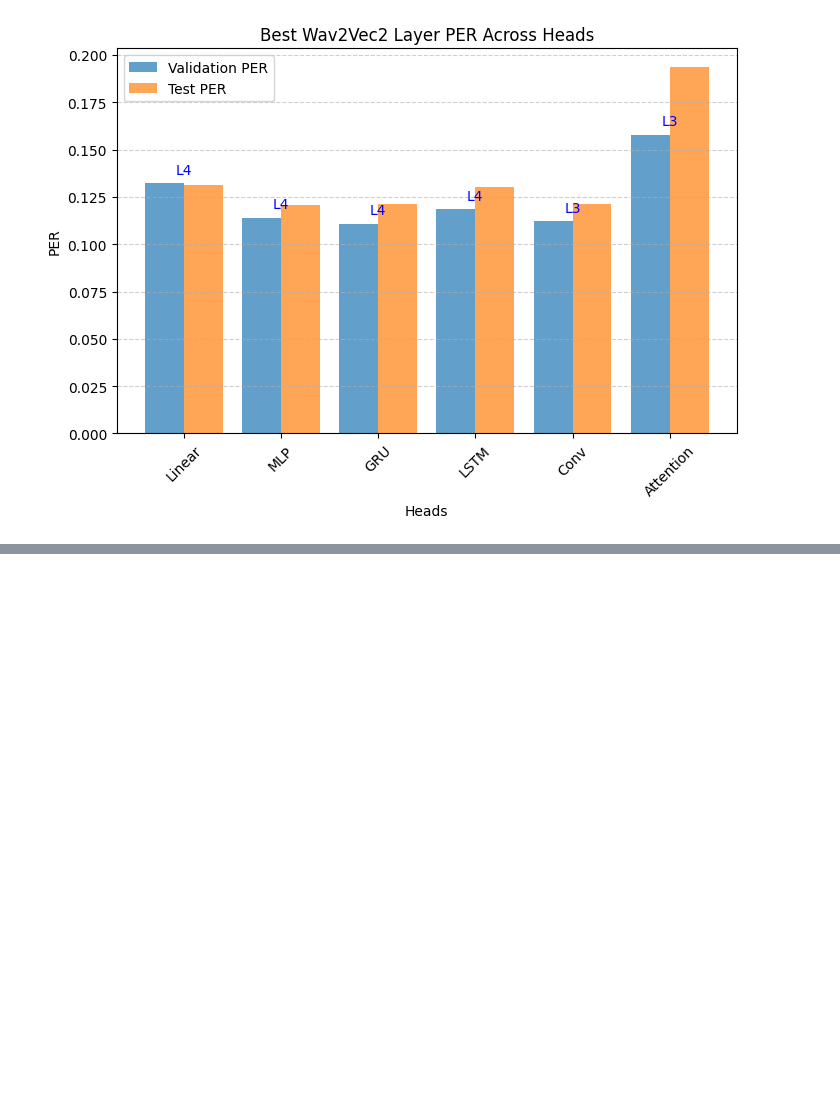
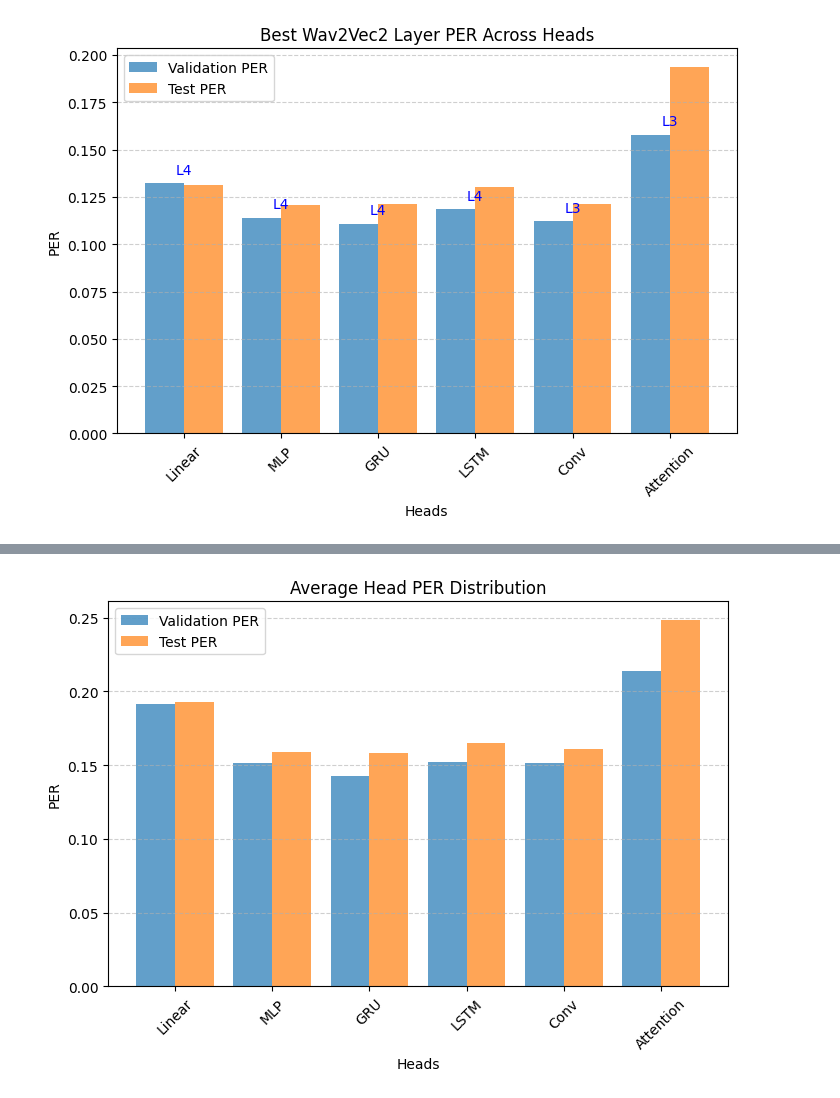
Before and after one commit to PelArtur/phoneme_recognition, a Jupyter notebook: Phoneme_Recongnition_Wav2Vec2.ipynb, the cells around one changed output, grey strips where cells are left out. Saved outputs shown, nothing was run; the diff lists cells and outputs as text; code cells hidden in the pictures; blank space fills up the shorter version.

```diff
--- a/Phoneme_Recongnition_Wav2Vec2.ipynb
+++ b/Phoneme_Recongnition_Wav2Vec2.ipynb
@@ -832,0 +899,4 @@ plot_best_layers_hist(np.array(val_PER_per_layer), np.array(test_PER_per_layer),
+# %%
+plot_model_accuracy_hist(val_PER_per_layer, test_PER_per_layer, layer_idx=-1, models=model_name, ssl_model="Wav2Vec2")
+# %% [output]
+[figure, added]
```
Also changed, not shown: parts of 8 cells of this notebook, 2 other files.
